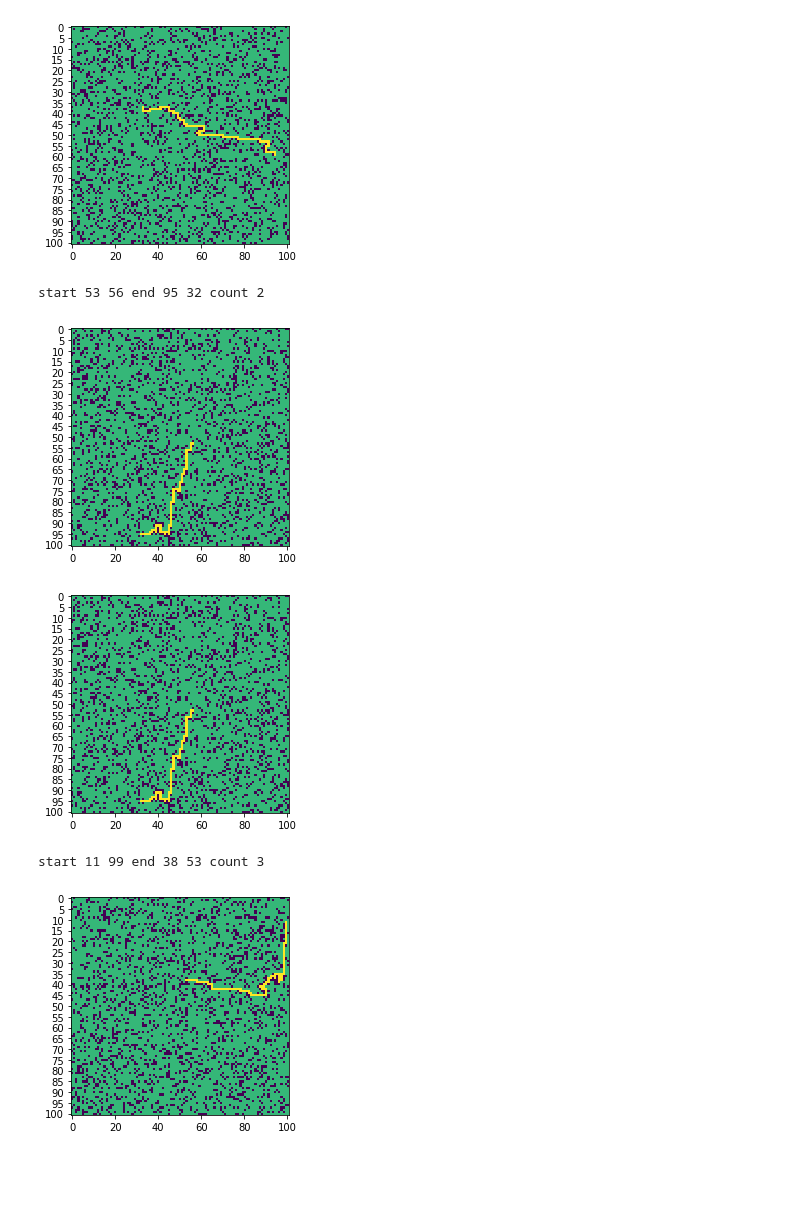
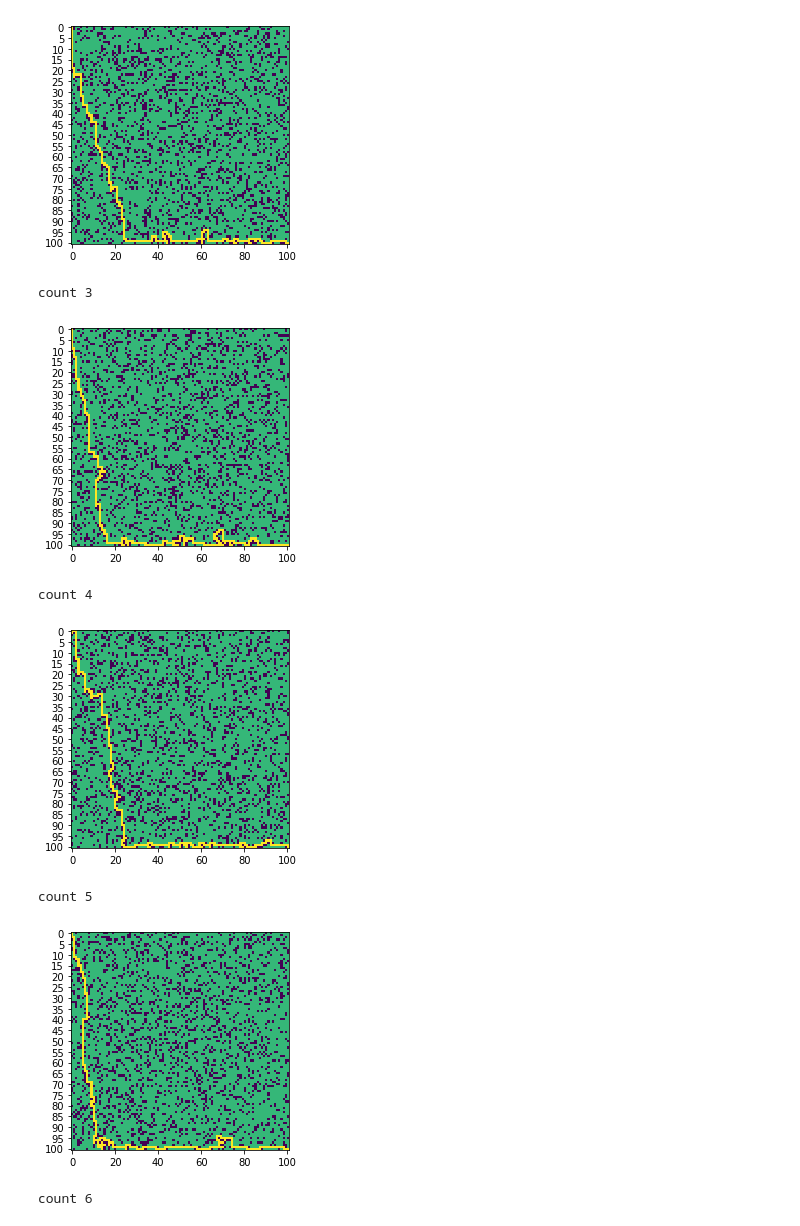
Before and after one commit to laxmanpottimuthi/AI, a Jupyter notebook: assignment1/delete_of_Intro_to_AI_Assignment.ipynb, the cells around one changed output. Saved outputs shown, nothing was run; the diff lists cells and outputs as text; code cells hidden in the pictures; blank space fills up the shorter version.

```diff
--- a/assignment1/delete_of_Intro_to_AI_Assignment.ipynb
+++ b/assignment1/delete_of_Intro_to_AI_Assignment.ipynb
@@ -462,6 +462,11 @@ def validMazeCell(maze, validCellsOnly):
         i = random.randint(0,size - 1)
         j = random.randint(0,size - 1)
     return i,j
+
+def validEndToEnd(maze):
+    maze[0][0] = 1
+    maze[100][100] = 1
+    return maze
 # %%
 # adaptive vs forward a*
 expanded_nodes_length_1 = []
@@ -590,6 +610,7 @@ Expanded nodes array 2  [12783, 67860, 14714, 6705, 20402, 40562, 38606, 22671,
 expanded_nodes_length_1 = []
 expanded_nodes_length_2 = []
 for k in range(0,50):
+    print( 'count', k+1)
     size = 101
     maze = [0] * size
     maze_for_second_run = [0] * size
@@ -610,18 +631,19 @@ for k in range(0,50):
         i,j = get_unvisited_indices(visited)
         if i == -1 and j == -1:
             break
-
+    validEndToEnd(maze)
     for i in range(0,size):
         for j in range(0,size):
             maze_for_second_run[i][j] = maze[i][j]
 
     nodes = [0] * size
 
-    validCellsOnly = True
-    source_i, source_j = validMazeCell(maze,validCellsOnly)
-    destination_i, destination_j = validMazeCell(maze,validCellsOnly)
+#     validCellsOnly = True
+#     source_i, source_j = validMazeCell(maze,validCellsOnly)
+#     destination_i, destination_j = validMazeCell(maze,validCellsOnly)
 
-
+    source_i, source_j = 0,0
+    destination_i, destination_j = 100,100
 
     largerG = True
     for i in range(0,size):
@@ -634,7 +656,7 @@ for k in range(0,50):
     open_list = MinHeap()
 #     print(maze)
 
-#     showMaze(maze,1)
+    showMaze(maze,1)
 
 
     adaptive = False
@@ -663,8 +685,8 @@ for k in range(0,50):
 
 
 
-print('Expanded nodes array 1 ',expanded_nodes_length_1)
-print('Expanded nodes array 2 ',expanded_nodes_length_2)
+print('expanded_nodes_length_1 = ',expanded_nodes_length_1)
+print('expanded_nodes_length_2 = ',expanded_nodes_length_2)
 
 largerG = int(sum(expanded_nodes_length_1) / len(expanded_nodes_length_1))
 smallerG = int(sum(expanded_nodes_length_2) / len(expanded_nodes_length_2))
@@ -729,17 +751,18 @@ for k in range(0,100):
         i,j = get_unvisited_indices(visited)
         if i == -1 and j == -1:
             break
-
+    validEndToEnd(maze)
     for i in range(0,size):
         for j in range(0,size):
             maze_for_second_run[i][j] = maze[i][j]
 
     nodes = [0] * size
 
-    validCellsOnly = True
-    source_i, source_j = validMazeCell(maze,validCellsOnly)
-    destination_i, destination_j = validMazeCell(maze,validCellsOnly)
-
+#     validCellsOnly = True
+#     source_i, source_j = validMazeCell(maze,validCellsOnly)
+#     destination_i, destination_j = validMazeCell(maze,validCellsOnly)
+    source_i, source_j = 0,0
+    destination_i, destination_j = 100,100
 
     largerG = True
     for i in range(0,size):
@@ -753,12 +776,13 @@ for k in range(0,100):
     adaptive = False
 
 #     print(maze)
-    print('start', source_i, source_j, 'end',destination_i, destination_j, 'count', k+1)
+    print( 'count', k+1)
+#     print('start', source_i, source_j, 'end',destination_i, destination_j, 'count', k+1)
     total_expanded_nodes, can_reach = AStarSearch(nodes,nodes[source_i][source_j],maze,nodes[destination_i][destination_j],open_list,adaptive)
     if can_reach:
         expanded_nodes_length_1.append(total_expanded_nodes)
 #     print(maze)
-#     showMaze(maze,1)
+    showMaze(maze,1)
 
 
     open_list = MinHeap()
@@ -778,8 +802,8 @@ for k in range(0,100):
 
 
 # print('start', nodes[source_i][source_j].x, nodes[source_i][source_j].y, 'end',nodes[destination_i][destination_j].x,nodes[destination_i][destination_j].y)
-print('Expanded nodes array 1 ',expanded_nodes_length_1)
-print('Expanded nodes array 2 ',expanded_nodes_length_2)
+print('expanded_nodes_length_1 = ',expanded_nodes_length_1)
+print('expanded_nodes_length_2 = ',expanded_nodes_length_2)
 
 
 RFA = int(sum(expanded_nodes_length_1) / len(expanded_nodes_length_1))
@@ -809,6 +834,8 @@ start 59 94 end 37 33 count 1
-[figure, old version]
+[figure, new version]
-start 53 56 end 95 32 count 2
+count 3
-[figure, old version]
+[figure, new version]
+count 4
-[figure, old version]
+[figure, new version]
-start 11 99 end 38 53 count 3
+count 5
-[figure, old version]
+[figure, new version]
+count 6
```
Also changed, not shown: parts of 4 cells of this notebook, 1 other file.
